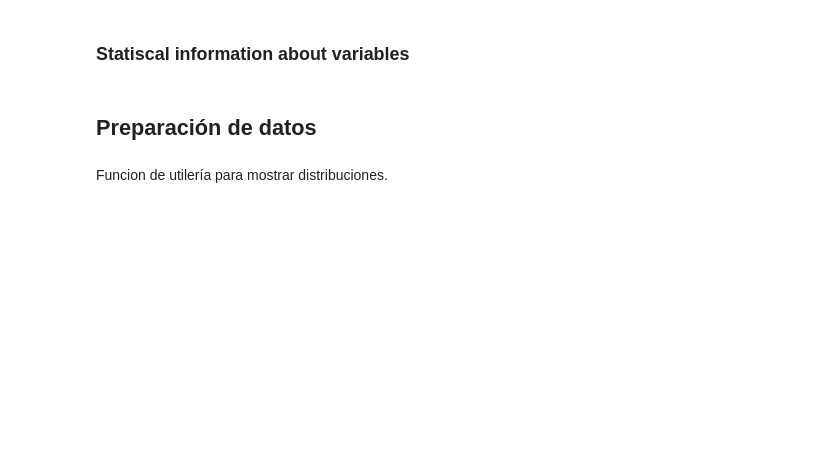
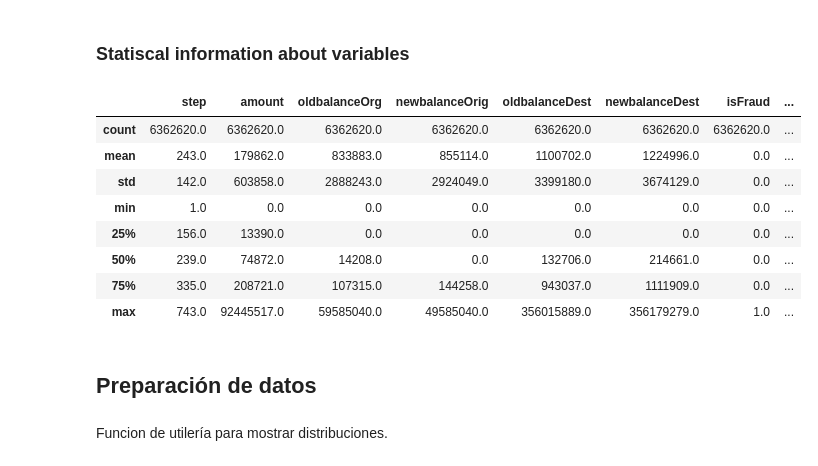
Before and after one commit to BenjaSar/ApMaI, a Jupyter notebook: TP1.ipynb, the cells around one changed output. Drawn from its saved outputs; the diff is of its cells as text; code cells hidden in the pictures; blank space fills up the shorter version.

```diff
--- a/TP1.ipynb
+++ b/TP1.ipynb
@@ -82,7 +83,17 @@ df.head(10)
 # %% [markdown]
 ### Statiscal information about variables
 # %%
-df.describre().round()
+df.describe().round()
+# %% [output]
+|  | step | amount | oldbalanceOrg | newbalanceOrig | oldbalanceDest | newbalanceDest | isFraud | ... |
+| count | 6362620.0 | 6362620.0 | 6362620.0 | 6362620.0 | 6362620.0 | 6362620.0 | 6362620.0 | ... |
+| mean | 243.0 | 179862.0 | 833883.0 | 855114.0 | 1100702.0 | 1224996.0 | 0.0 | ... |
+| std | 142.0 | 603858.0 | 2888243.0 | 2924049.0 | 3399180.0 | 3674129.0 | 0.0 | ... |
+| min | 1.0 | 0.0 | 0.0 | 0.0 | 0.0 | 0.0 | 0.0 | ... |
+| 25% | 156.0 | 13390.0 | 0.0 | 0.0 | 0.0 | 0.0 | 0.0 | ... |
+| 50% | 239.0 | 74872.0 | 14208.0 | 0.0 | 132706.0 | 214661.0 | 0.0 | ... |
+| 75% | 335.0 | 208721.0 | 107315.0 | 144258.0 | 943037.0 | 1111909.0 | 0.0 | ... |
+| max | 743.0 | 92445517.0 | 59585040.0 | 49585040.0 | 356015889.0 | 356179279.0 | 1.0 | ... |
 # %% [markdown]
 ## Preparación de datos
 # %% [markdown]
```
Also changed, not shown: parts of 3 cells of this notebook.
